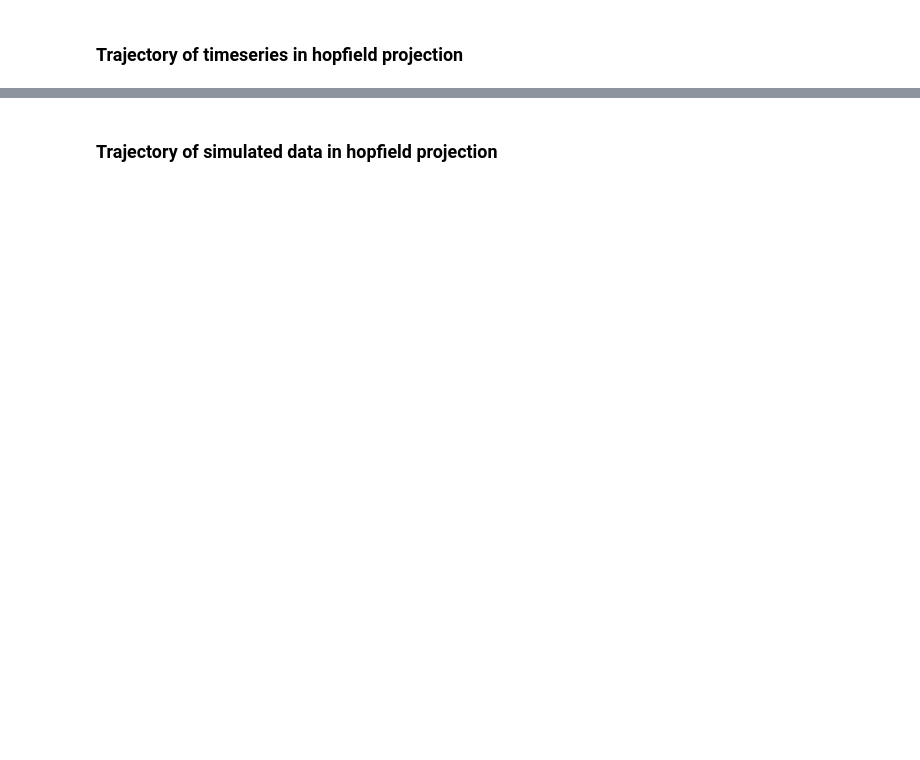
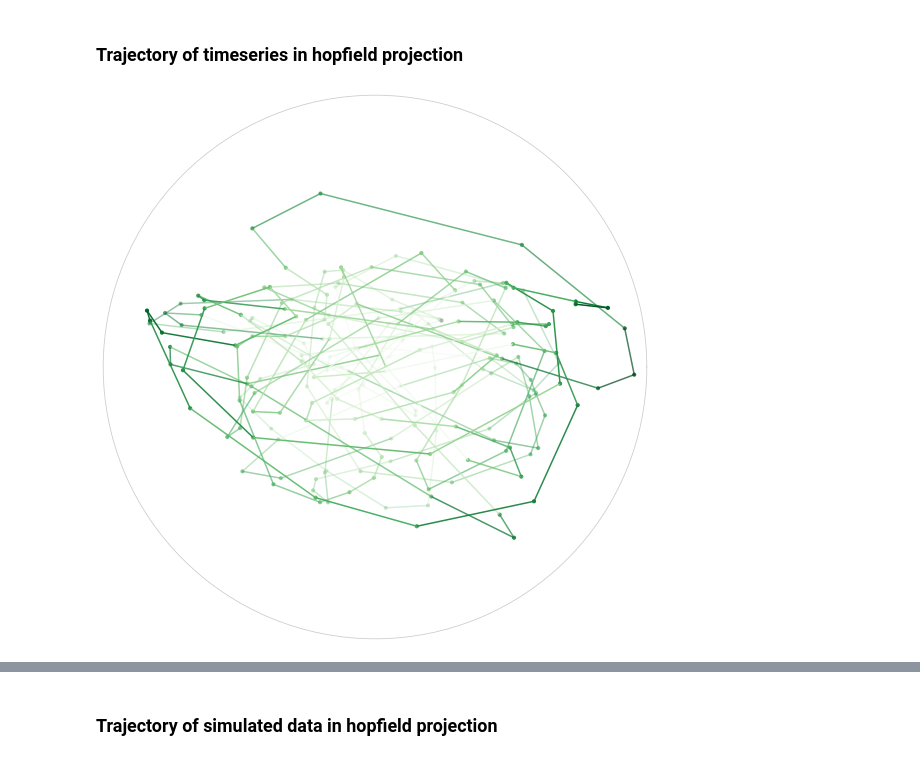
Before and after one commit to pni-lab/connattractor, a Jupyter notebook: notebooks/single_participant_trajectories.ipynb, the cells around one changed output, grey strips where cells are left out. Drawn from its saved outputs; the diff is of its cells as text; code cells hidden in the pictures; blank space fills up the shorter version.

```diff
--- a/notebooks/single_participant_trajectories.ipynb
+++ b/notebooks/single_participant_trajectories.ipynb
@@ -105,26 +127,29 @@ plt.show()
 # %%
 from sklearn.preprocessing import StandardScaler
 
-# Create a color map with enough colors for your trajectories
-cmap = plt.get_cmap('viridis')  # You can choose a different colormap
+cmap = plt.get_cmap('Greens')
 
 fig, ax = plt.subplots(figsize=(10, 10), subplot_kw={'projection': 'polar'})
 
-for i, trajectory in enumerate(ts_ctr[:1]):
+for i, trajectory in enumerate(all_ts[:1]):
     trajectory = StandardScaler().fit_transform(np.array(trajectory).T).T
     trajectory_embedded = hopfield_embedding.embedding_model.transform(trajectory)
     r, th = analysis._cart2pol(trajectory_embedded[:, 0], trajectory_embedded[:, 1])
 
-    # Assign a color to this trajectory based on the colormap
-    color = cmap(i / len(ts_ctr))  # Vary color based on position in the list
+    colors = [cmap(x/np.max(r)) for x in r]
+    alphas = np.linspace(0.2, 1, len(trajectory))
 
-    # Vary alpha levels for each point in the trajectory
-    alpha_values = np.linspace(0.2, 1, len(trajectory))
+    for j in range(len(th) - 1):
+        ax.plot(th[j:j+2], r[j:j+2], color=colors[j], alpha=alphas[j])
 
-    ax.plot(th, r, color=color)#, alpha=alpha_values)
+    ax.scatter(th, r, color=colors, s=10, alpha=alphas)
+
+    ax.scatter(th[0], r[0], color='darkgray', s=10, alpha=0.8)
 
 ax.set_yticks([])
 ax.set_xticks([])
 ax.grid(False)
 
 plt.show()
+# %% [output]
+[figure, added]
```
Also changed, not shown: parts of 8 cells of this notebook.
